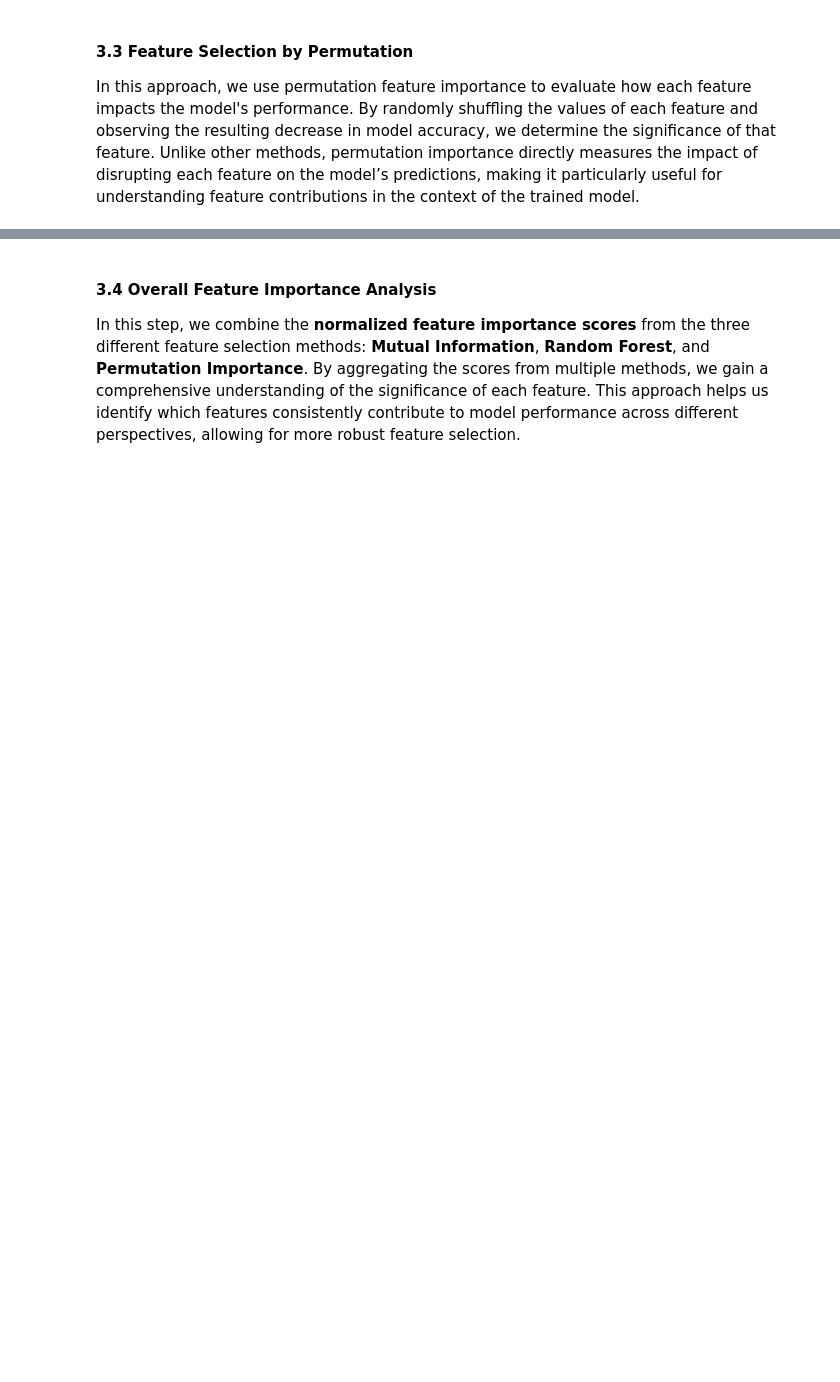
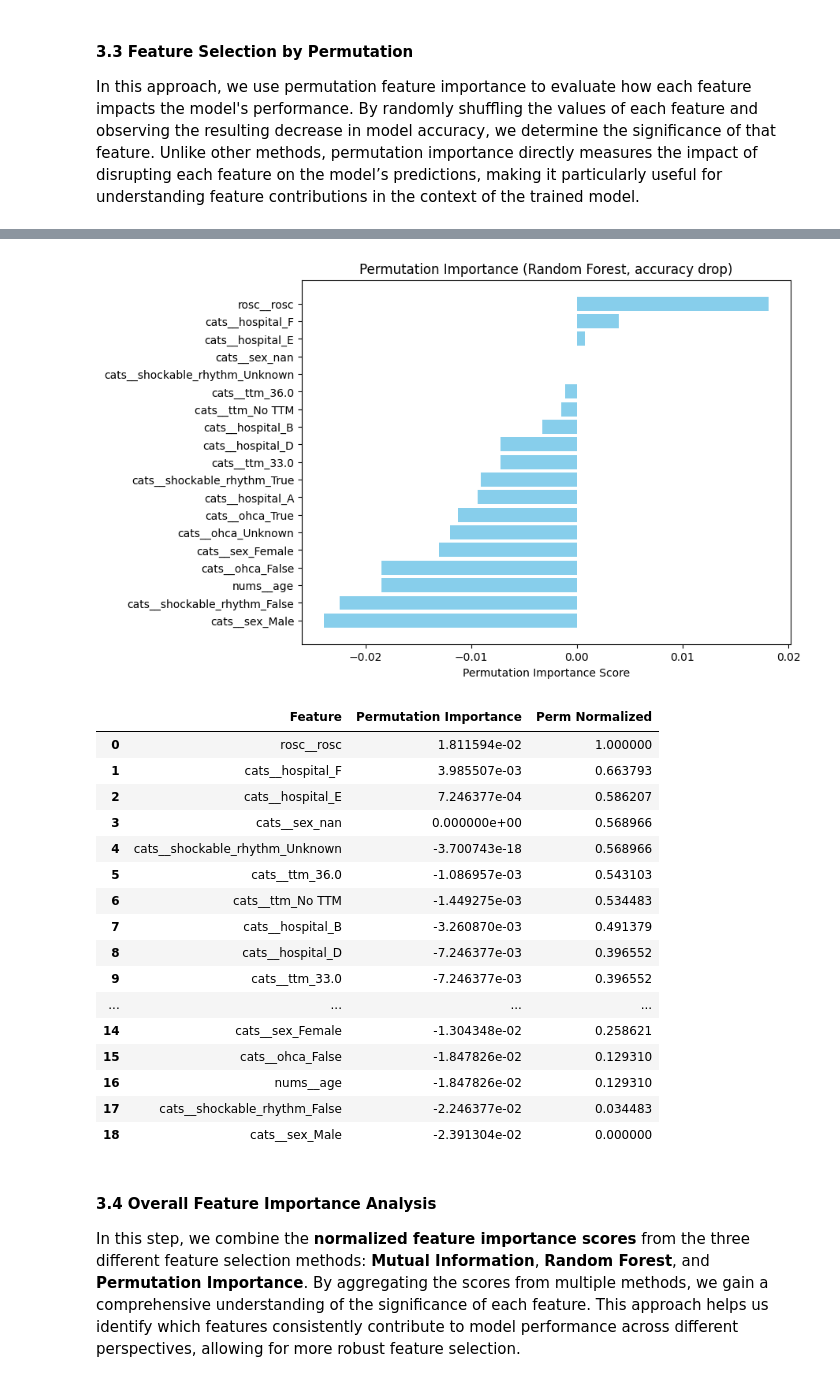
Before and after one commit to KentFre/Resus_TTM, a Jupyter notebook: 03_Feature_Importance.ipynb, the cells around one changed output, grey strips where cells are left out. Drawn from its saved outputs; the diff is of its cells as text; code cells hidden in the pictures; blank space fills up the shorter version.

```diff
--- a/03_Feature_Importance.ipynb
+++ b/03_Feature_Importance.ipynb
@@ -250,3 +156,48 @@ Feature: ttm_36.0, Score: 0.000988
+# %%
+# ---- Run permutation importance on TEST ----
+results = permutation_importance(rf, X_test, y_test, scoring="accuracy", n_repeats=30, random_state=42)
+
+perm_importance = results.importances_mean
+assert len(feat_names) == len(perm_importance)
+
+# ---- Build DataFrame ----
+perm_df = (pd.DataFrame({"Feature": feat_names, "Permutation Importance": perm_importance})
+             .sort_values("Permutation Importance", ascending=False)
+             .reset_index(drop=True))
+
+# Normalize
+perm_df["Perm Normalized"] = MinMaxScaler().fit_transform(
+    perm_df[["Permutation Importance"]]
+)
+
+# ---- Plot ----
+plt.figure(figsize=(8, 6))
+plt.barh(perm_df["Feature"], perm_df["Permutation Importance"], color="skyblue")
+plt.xlabel("Permutation Importance Score")
+plt.title("Permutation Importance (Random Forest, accuracy drop)")
+plt.gca().invert_yaxis()
+plt.show()
+
+perm_df.head(20)
+# %% [output]
+[figure, added]
+|  | Feature | Permutation Importance | Perm Normalized |
+| 0 | rosc__rosc | 1.811594e-02 | 1.000000 |
+| 1 | cats__hospital_F | 3.985507e-03 | 0.663793 |
+| 2 | cats__hospital_E | 7.246377e-04 | 0.586207 |
+| 3 | cats__sex_nan | 0.000000e+00 | 0.568966 |
+| 4 | cats__shockable_rhythm_Unknown | -3.700743e-18 | 0.568966 |
+| 5 | cats__ttm_36.0 | -1.086957e-03 | 0.543103 |
+| 6 | cats__ttm_No TTM | -1.449275e-03 | 0.534483 |
+| 7 | cats__hospital_B | -3.260870e-03 | 0.491379 |
+| 8 | cats__hospital_D | -7.246377e-03 | 0.396552 |
+| 9 | cats__ttm_33.0 | -7.246377e-03 | 0.396552 |
+| ... | ... | ... | ... |
+| 14 | cats__sex_Female | -1.304348e-02 | 0.258621 |
+| 15 | cats__ohca_False | -1.847826e-02 | 0.129310 |
+| 16 | nums__age | -1.847826e-02 | 0.129310 |
+| 17 | cats__shockable_rhythm_False | -2.246377e-02 | 0.034483 |
+| 18 | cats__sex_Male | -2.391304e-02 | 0.000000 |
 # %% [markdown]
 #### 3.4 Overall Feature Importance Analysis
 
```
Also changed, not shown: parts of 14 cells of this notebook, 13 other files.
